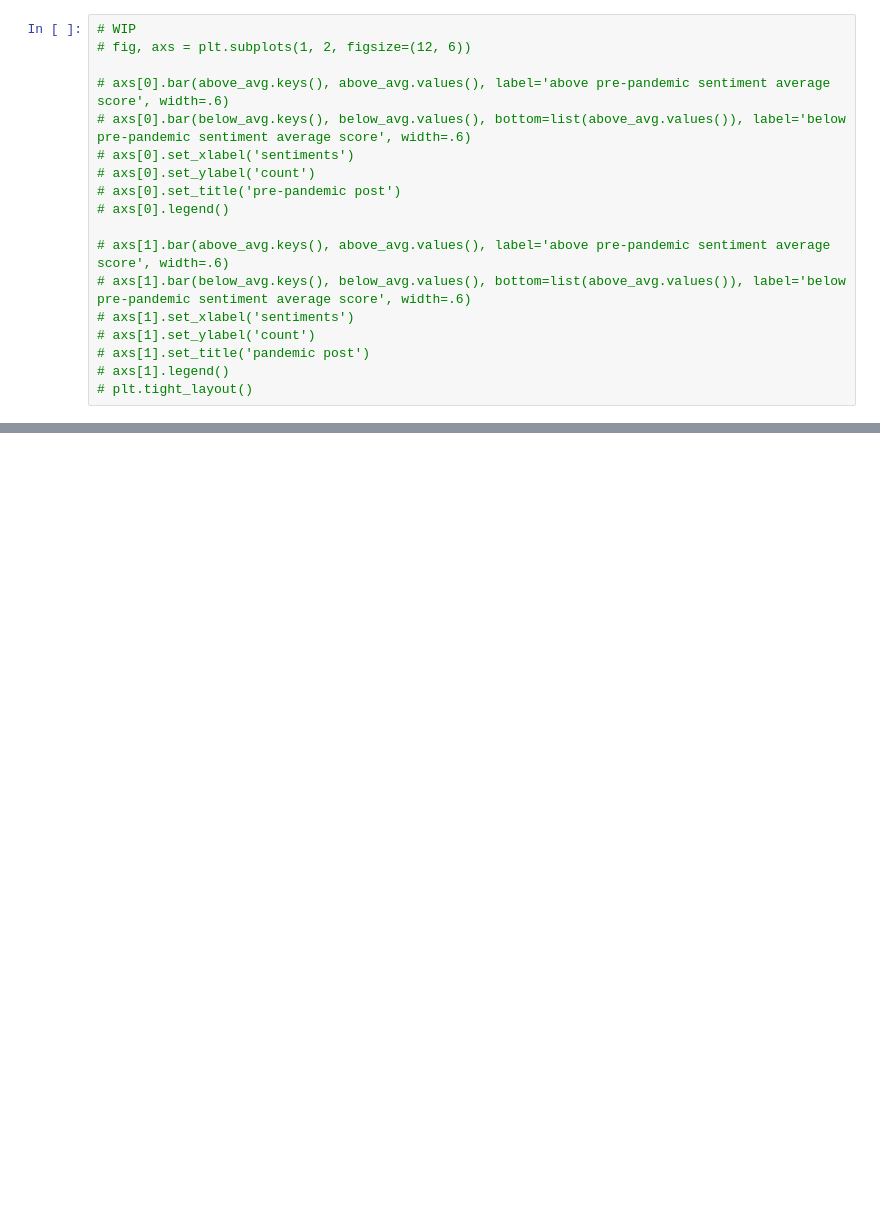
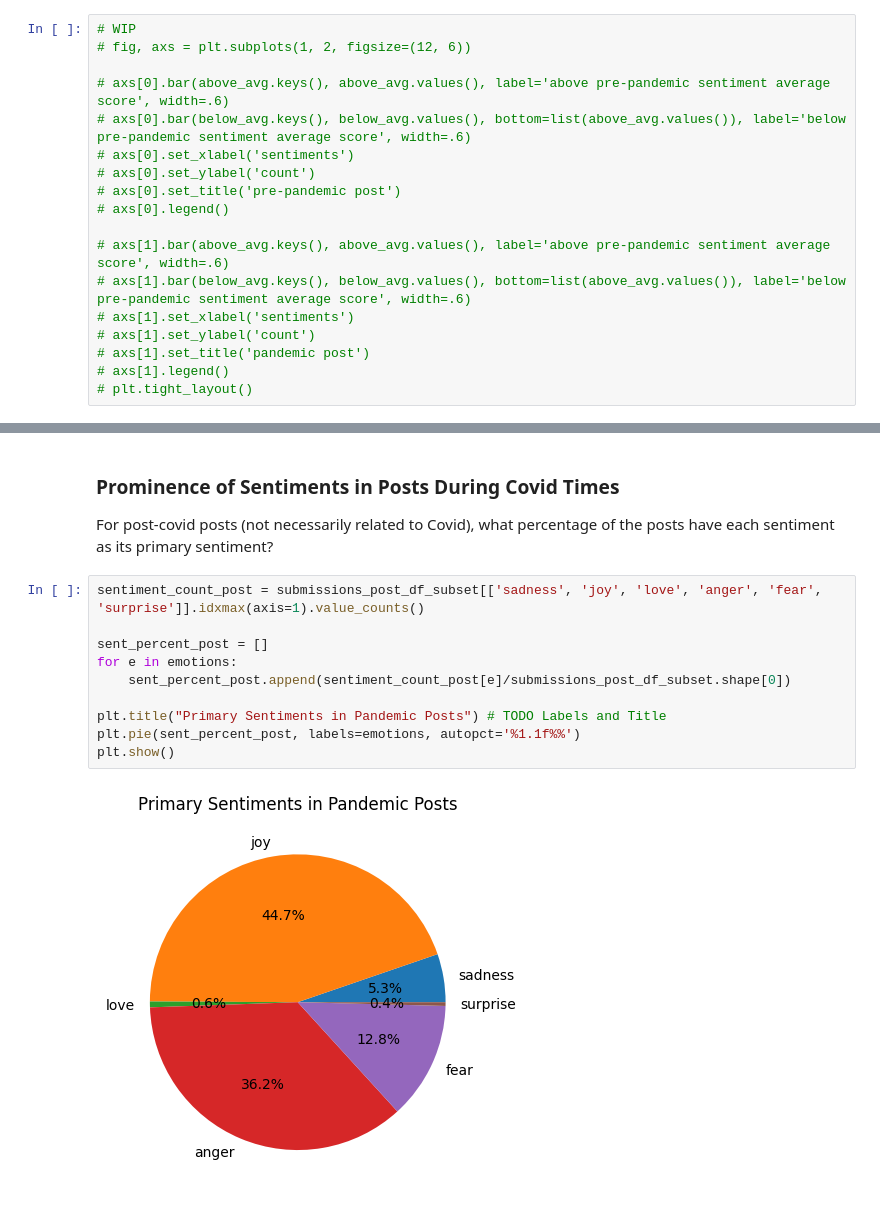
Before and after one commit to avaove/d25-project, a Jupyter notebook: d25-proj.ipynb, the cells around one changed output, grey strips where cells are left out. Drawn from its saved outputs; the diff is of its cells as text; blank space fills up the shorter version.

```diff
--- a/d25-proj.ipynb
+++ b/d25-proj.ipynb
@@ -289,0 +344,15 @@ plot_emotion_corr('sadness', 'joy', 224)
+# %% [markdown]
+### Prominence of Sentiments in Posts During Covid Times
+For post-covid posts (not necessarily related to Covid), what percentage of the posts have each sentiment as its primary sentiment?
+# %%
+sentiment_count_post = submissions_post_df_subset[['sadness', 'joy', 'love', 'anger', 'fear', 'surprise']].idxmax(axis=1).value_counts()
+
+sent_percent_post = []
+for e in emotions:
+    sent_percent_post.append(sentiment_count_post[e]/submissions_post_df_subset.shape[0])
+
+plt.title("Primary Sentiments in Pandemic Posts") # TODO Labels and Title
+plt.pie(sent_percent_post, labels=emotions, autopct='%1.1f%%')
+plt.show()
+# %% [output]
+[figure, added]
```
Also changed, not shown: parts of 23 cells of this notebook, 1 other file.
